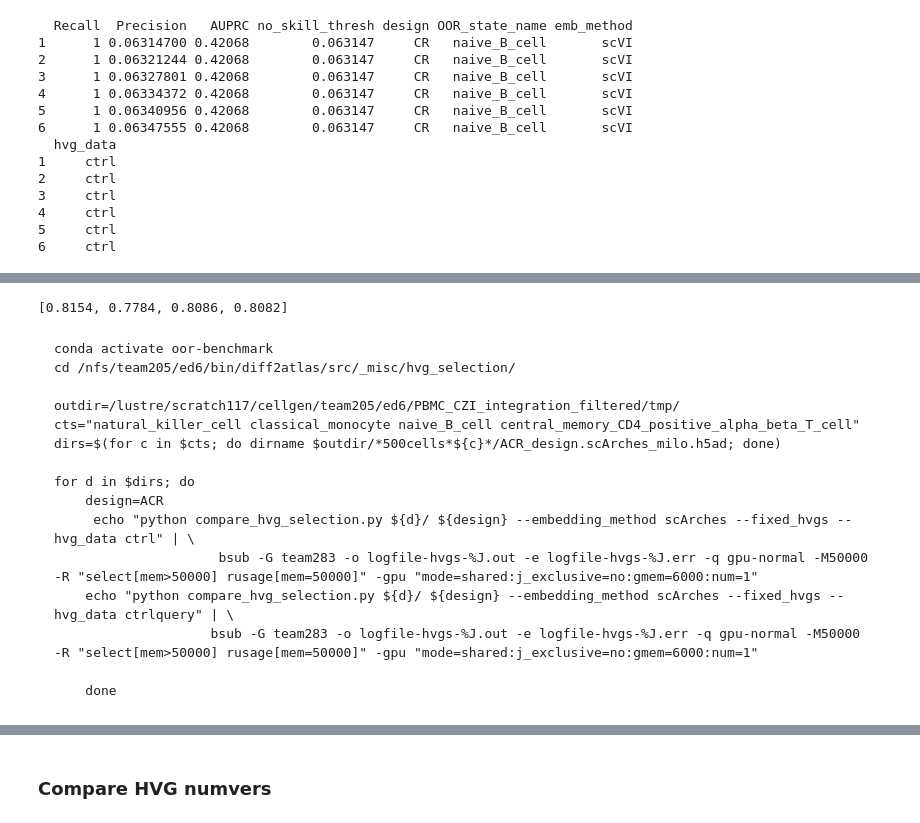
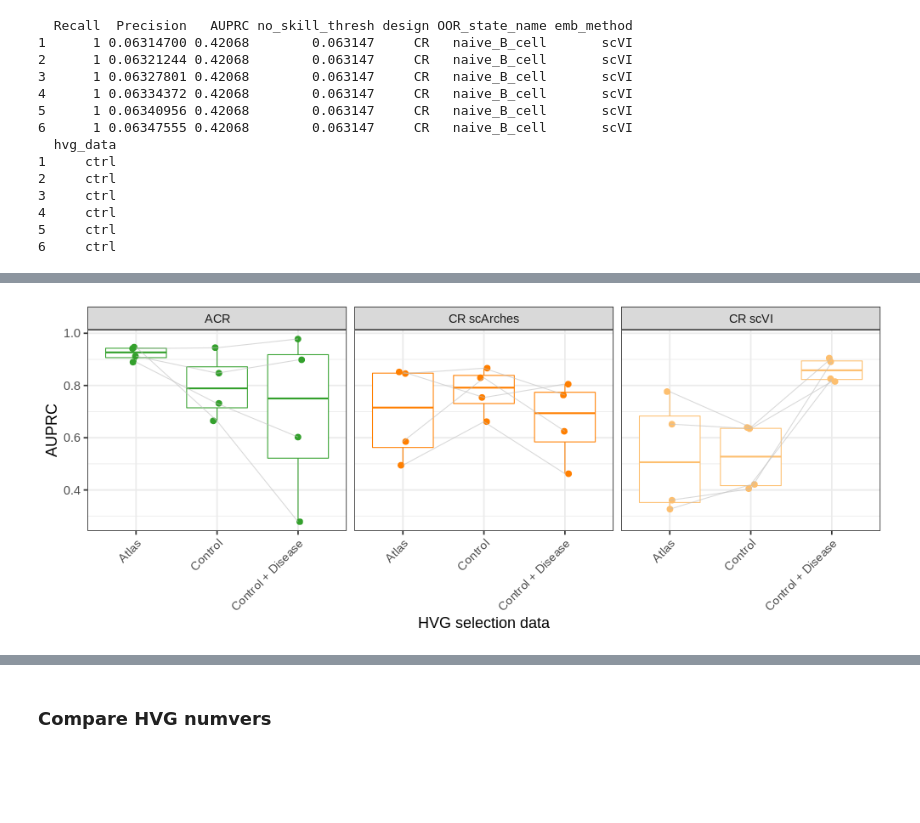
Before and after one commit to MarioniLab/oor_design_reproducibility, a Jupyter notebook: src/_misc/hvg_selection/compare_HVGs.ipynb, the cells around one changed output, grey strips where cells are left out. Cells and saved outputs as stored; diff of their text form; code cells hidden in the pictures; blank space fills up the shorter version.

````diff
--- a/src/_misc/hvg_selection/compare_HVGs.ipynb
+++ b/src/_misc/hvg_selection/compare_HVGs.ipynb
@@ -29,6 +29,23 @@ library(tidyverse)
 # %% [output]
 System has not been booted with systemd as init system (PID 1). Can't operate.
 Failed to create bus connection: Host is down
+# %%
+## Define color palette
+pal = sns.color_palette('Paired').as_hex()
+design_palette = {'ACR':pal[3], 'CR scArches':pal[7], 'AR':pal[9], 'CR scVI':pal[6]}
+design_palette_df = pd.DataFrame(design_palette.values(), index =design_palette.keys() )
+design_palette_df.columns = ['color']
+# %%
+%%R -i design_palette_df
+design_palette <- setNames(design_palette_df$color, rownames(design_palette_df))
+
+scale_color_design <- function(){
+    scale_color_manual(values=design_palette, name='design')
+}
+
+scale_fill_design <- function(){
+    scale_color_manual(values=design_palette, name='design')
+}
 # %% [markdown]
 ## Preparation
 # %%
@@ -304,3 +357,37 @@ theme_bw(base_size=18)
+# %%
+%%R -w 1000 -h 400
+rename_hvg_data <- c(
+    'ctrl' = 'Control',
+    'ctrlquery' = 'Control + Disease',
+    'atlas' = 'Atlas'
+)
+
+auprc_df_all %>%
+mutate(g = ifelse(design == 'CR', paste(design, emb_method), design)) %>%
+mutate(hvg_data = ifelse(emb_method == 'scArches' & hvg_data == 'new' & design == 'CR', 'ctrl', hvg_data)) %>%
+mutate(hvg_data = ifelse(emb_method == 'scArches' & hvg_data == 'new' & design == 'ACR', 'atlas', hvg_data)) %>%
+mutate(hvg_data = ifelse(emb_method == 'scVI' & hvg_data == 'new', 'ctrlquery', hvg_data)) %>%
+mutate(hvg_data = rename_hvg_data[hvg_data]) %>%
+mutate(OOR_state_name = str_replace_all(OOR_state_name, "_", ' ')) %>%
+mutate(OOR_state_name = ifelse(OOR_state_name == "central memory CD4 positive alpha beta T cell", 'CM CD4+ T cells', OOR_state_name)) %>%
+mutate(OOR_state_name = ifelse(OOR_state_name == "natural killer cell", 'NK cells', OOR_state_name)) %>%
+distinct(OOR_state_name,g, AUPRC, hvg_data, no_skill_thresh, design) %>%
+rename(`HVG selection data` = hvg_data) %>%
+ggplot(aes(`HVG selection data`, AUPRC, color=g)) +
+geom_boxplot(outlier.alpha=0) +
+geom_jitter(size=3, width=0.05) +
+geom_line(aes(group=OOR_state_name), color='grey', alpha=0.6) +
+theme_bw(base_size=24) +
+facet_grid(.~g) +
+scale_color_manual(values=design_palette, name='design') +
+# xlab('design') +
+theme_bw(base_size=18) +
+guides(color='none') +
+theme(axis.text.x=element_text(angle=45, hjust=1, vjust=1)) +
+ggsave('/home/jovyan/mount/gdrive/diff2atlas/figures/HVG_data_AUPRC.pdf', height=6, width=12) +
+ggsave('/home/jovyan/mount/gdrive/diff2atlas/figures/HVG_data_AUPRC.png', height=6, width=12)
+# %% [output]
+[figure, added]
 # %%
 def _get_model_vars(model_dir):
     vars = sc.read(model_dir + '/adata.h5ad', backed=True).var
@@ -317,22 +405,0 @@ for simdir in simdirs:
-# %%
-[x/5000 for x in n_intersect_dict.values()]
-# %% [output]
-[0.8154, 0.7784, 0.8086, 0.8082]
-# %% [markdown]
-```
-conda activate oor-benchmark
-cd /nfs/team205/ed6/bin/diff2atlas/src/_misc/hvg_selection/
-
-outdir=/lustre/scratch117/cellgen/team205/ed6/PBMC_CZI_integration_filtered/tmp/
-cts="natural_killer_cell classical_monocyte naive_B_cell central_memory_CD4_positive_alpha_beta_T_cell"
-dirs=$(for c in $cts; do dirname $outdir/*500cells*${c}*/ACR_design.scArches_milo.h5ad; done)
-
-for d in $dirs; do
-    design=ACR
-     echo "python compare_hvg_selection.py ${d}/ ${design} --embedding_method scArches --fixed_hvgs --hvg_data ctrl" | \
-                     bsub -G team283 -o logfile-hvgs-%J.out -e logfile-hvgs-%J.err -q gpu-normal -M50000 -R "select[mem>50000] rusage[mem=50000]" -gpu "mode=shared:j_exclusive=no:gmem=6000:num=1"
-    echo "python compare_hvg_selection.py ${d}/ ${design} --embedding_method scArches --fixed_hvgs --hvg_data ctrlquery" | \
-                    bsub -G team283 -o logfile-hvgs-%J.out -e logfile-hvgs-%J.err -q gpu-normal -M50000 -R "select[mem>50000] rusage[mem=50000]" -gpu "mode=shared:j_exclusive=no:gmem=6000:num=1"
-
-    done
-```
````
Also changed, not shown: parts of 30 cells of this notebook, 15 other files.
